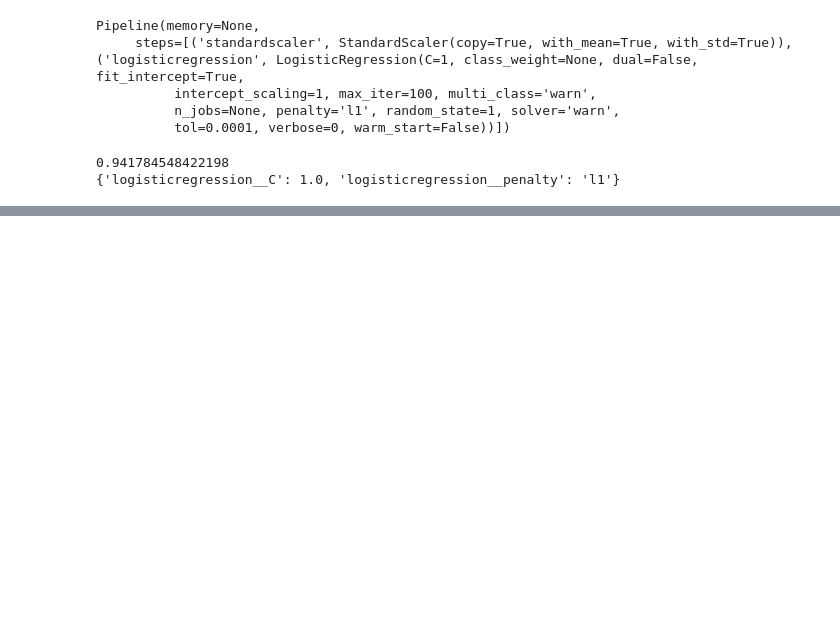
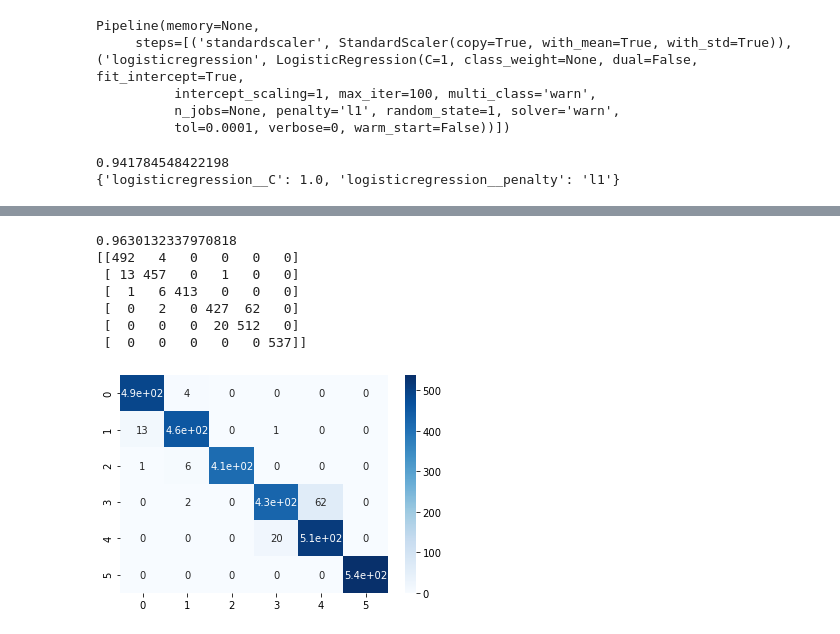
Before and after one commit to teruto725/behavior-recognition, a Jupyter notebook: LogisticRegression.ipynb, the cells around one changed output, grey strips where cells are left out. Saved outputs shown, nothing was run; the diff lists cells and outputs as text; code cells hidden in the pictures; blank space fills up the shorter version.

```diff
--- a/LogisticRegression.ipynb
+++ b/LogisticRegression.ipynb
@@ -116,3 +116,11 @@ print(gs.best_params_)
 # %% [output]
 0.941784548422198
 {'logisticregression__C': 1.0, 'logisticregression__penalty': 'l1'}
+# %%
+#LDA+L1ロジスティック
+from sklearn.pipeline import make_pipeline
+from sklearn.discriminant_analysis import LinearDiscriminantAnalysis as LDA
+pipe_lda_lr = make_pipeline(StandardScaler(),
+                            LDA(n_components=6),
+                            LogisticRegression(penalty="l1",C=1,random_state=1) )
+pipe_lda_lr.fit(X_train,Y_train)
@@ -118,0 +132,13 @@ print(gs.best_params_)
+# %%
+Y_pred= pipe_lda_lr.predict(X_test)
+
+result_heatmap(Y_test,Y_pred)
+# %% [output]
+0.9630132337970818
+[[492   4   0   0   0   0]
+ [ 13 457   0   1   0   0]
+ [  1   6 413   0   0   0]
+ [  0   2   0 427  62   0]
+ [  0   0   0  20 512   0]
+ [  0   0   0   0   0 537]]
+[figure, added]
```
Also changed, not shown: parts of 4 cells of this notebook, 3 other files.
